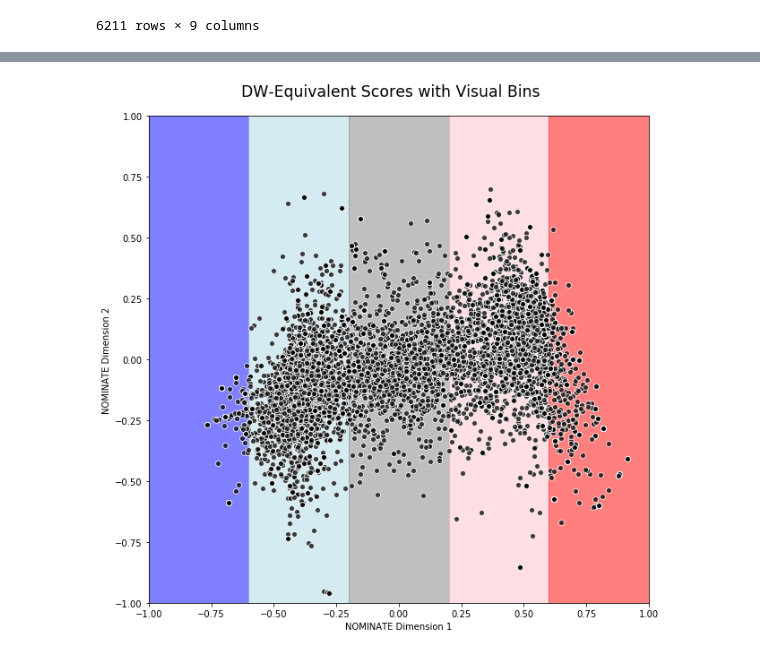
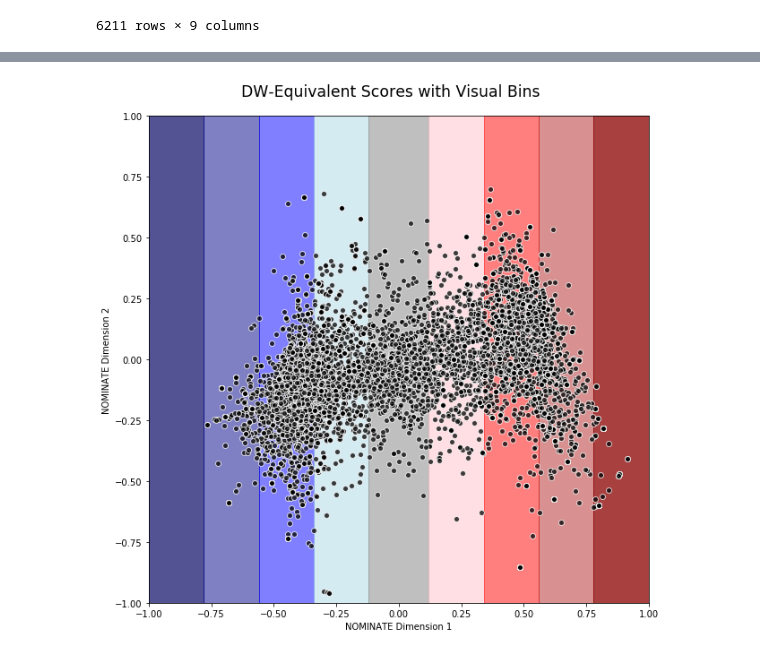
Before and after one commit to michaelpkuhn/mediabias, a Jupyter notebook: app/plotter_herokuDB.ipynb, the cells around one changed output, grey strips where cells are left out. Saved outputs shown, nothing was run; the diff lists cells and outputs as text; code cells hidden in the pictures.

```diff
--- a/app/plotter_herokuDB.ipynb
+++ b/app/plotter_herokuDB.ipynb
@@ -670,3 +684,24 @@ for row in df['nominate_dim1']:
+# %%
+class_ls = []
+for row in df['nominate_dim1']:
+    if row < -0.78:
+        class_ls.append('Extreme Left')
+    elif row < -0.56:
+        class_ls.append('Far Left')
+    elif row < -0.34:
+        class_ls.append('Left')
+    elif row < -0.12:
+        class_ls.append('Left-Leaning')
+    elif row < 0.12:
+        class_ls.append('Moderate')
+    elif row < 0.34:
+        class_ls.append('Right-Leaning')
+    elif row < 0.56:
+        class_ls.append('Right')
+    elif row < 0.78:
+        class_ls.append('Far Right')
+    else:
+        class_ls.append('Extreme Right')
 # %%
 df['Group'] = class_ls
 df.sort_values('nominate_dim1')
@@ -741,26 +776,31 @@ df.loc[df['Site'].isin(news_ls2)].sort_values('nominate_dim1').reset_index(drop=
 # %%
 fig, ax = plt.subplots()
 
 dim1 = df['nominate_dim1']
 dim2 = df['nominate_dim2']
 
-ax.axvspan(-1,-0.6, alpha=0.5, color='blue')
-ax.axvspan(-0.6,-0.2, alpha=0.5, color='lightblue')
-ax.axvspan(-0.2,0.2, alpha=0.5, color='grey')
-ax.axvspan(0.2,0.6, alpha=0.5, color='pink')
-ax.axvspan(0.6,1, alpha=0.5, color='red')
+ax.axvspan(-1,-0.78, alpha=0.75, color='midnightblue')
+ax.axvspan(-0.78,-0.56, alpha=0.5, color='darkblue')
+ax.axvspan(-0.56,-0.34, alpha=0.5, color='blue')
+ax.axvspan(-0.34,-0.12, alpha=0.5, color='lightblue')
+ax.axvspan(-0.12,0.12, alpha=0.5, color='grey')
+ax.axvspan(0.12,0.34, alpha=0.5, color='pink')
+ax.axvspan(0.34,0.56, alpha=0.5, color='red')
+ax.axvspan(0.56,0.78, alpha=0.5, color='firebrick')
+ax.axvspan(0.78,1, alpha=0.75, color='darkred')
+
 
 ax.scatter(dim1, dim2, c='black', alpha=0.75, zorder=2, edgecolors='white')
 
 ax.set_ylim(-1,1)
 ax.set_ylabel('NOMINATE Dimension 2')
 ax.set_xlim(-1,1)
 ax.set_xlabel('NOMINATE Dimension 1')
 
 fig.set_figheight(10)
 fig.set_figwidth(10)
 fig.suptitle('DW-Equivalent Scores with Visual Bins', size='xx-large', y=0.93)
 
 plt.savefig('static/images/fixed_bins.png')
 # %% [output]
-[figure, old version]
+[figure, new version]
```
Also changed, not shown: parts of 2 cells of this notebook, 5 other files.
